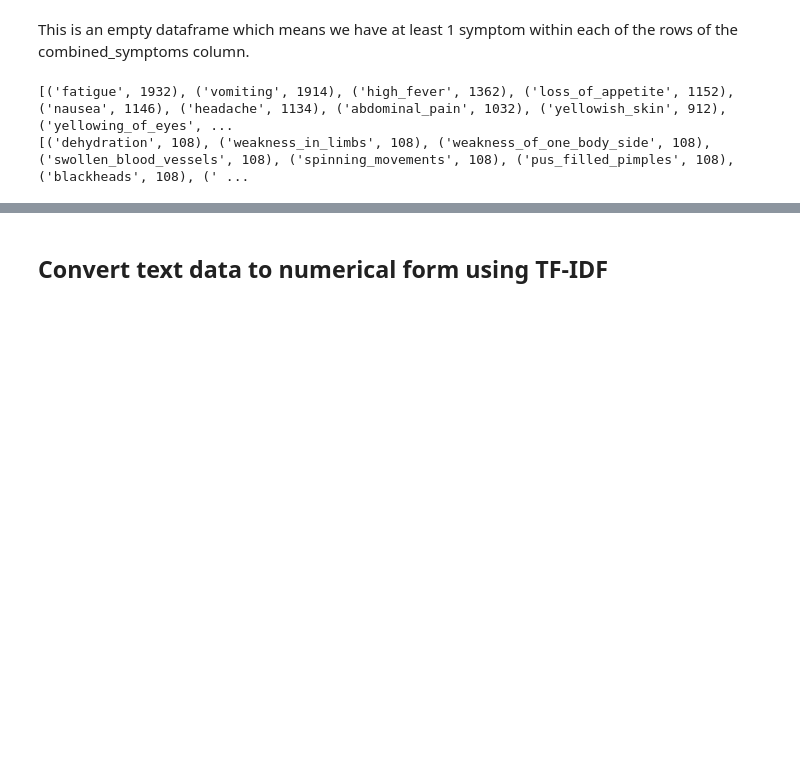
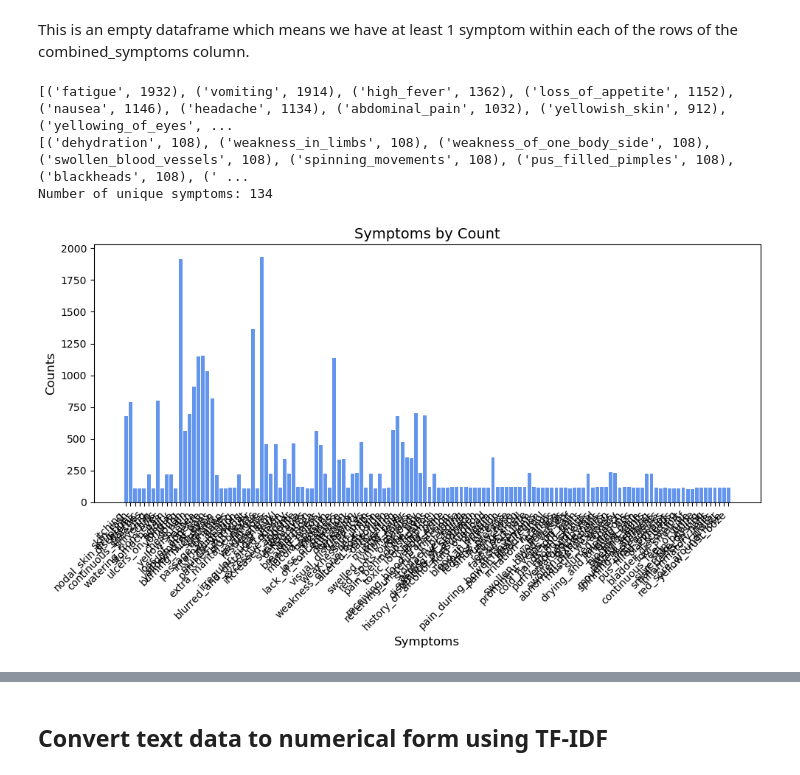
Before and after one commit to dvanbooven/unsupervised_project, a Jupyter notebook: Unsupervised_final_project.ipynb, the cells around one changed output, grey strips where cells are left out. Cells and saved outputs as stored; diff of their text form; code cells hidden in the pictures; blank space fills up the shorter version.

```diff
--- a/Unsupervised_final_project.ipynb
+++ b/Unsupervised_final_project.ipynb
@@ -103,15 +105,35 @@ data['combined_symptoms'] = data.loc[:, 'Symptom_1':'Symptom_17'].apply(
     lambda row: ' '.join(row.dropna()), axis=1
 )
 all_symptoms = ' '.join(data['combined_symptoms'])
+
 symptoms_list = all_symptoms.split()
 symptom_counts = Counter(symptoms_list)
 top_10_symptoms = symptom_counts.most_common(10)
 print(top_10_symptoms)
 lowest_10_symptoms = symptom_counts.most_common()[-10:]  # Slice to get the last 10 (least common)
 print(lowest_10_symptoms)
+number_of_unique_symptoms = len(symptom_counts.keys())
+
+print(f"Number of unique symptoms: {number_of_unique_symptoms}")
 # %% [output]
 [('fatigue', 1932), ('vomiting', 1914), ('high_fever', 1362), ('loss_of_appetite', 1152), ('nausea', 1146), ('headache', 1134), ('abdominal_pain', 1032), ('yellowish_skin', 912), ('yellowing_of_eyes', ...
 [('dehydration', 108), ('weakness_in_limbs', 108), ('weakness_of_one_body_side', 108), ('swollen_blood_vessels', 108), ('spinning_movements', 108), ('pus_filled_pimples', 108), ('blackheads', 108), (' ...
+Number of unique symptoms: 134
+# %%
+# Plot the above distribution
+symptoms, counts = zip(*symptom_counts.items())
+
+# Create a bar chart
+plt.figure(figsize=(10, 6))
+plt.bar(symptoms, counts, color='cornflowerblue')
+plt.xlabel('Symptoms', fontsize=12)
+plt.ylabel('Counts', fontsize=12)
+plt.title('Symptoms by Count', fontsize=14)
+plt.xticks(rotation=45, ha='right')  # Rotate x-axis labels for readability
+plt.tight_layout()
+plt.show()
+# %% [output]
+[figure, added]
 # %%
 # Let's take this a step further and do a word cloud
 
```
Also changed, not shown: parts of 10 cells of this notebook, 1 other file.
